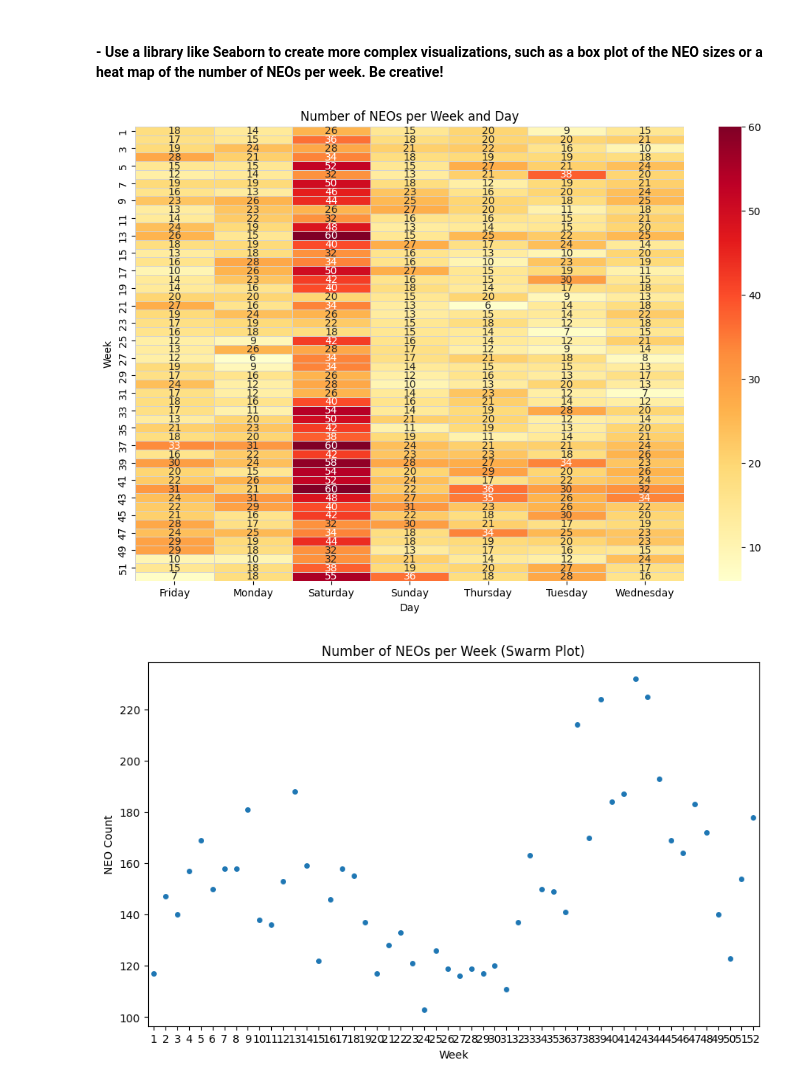
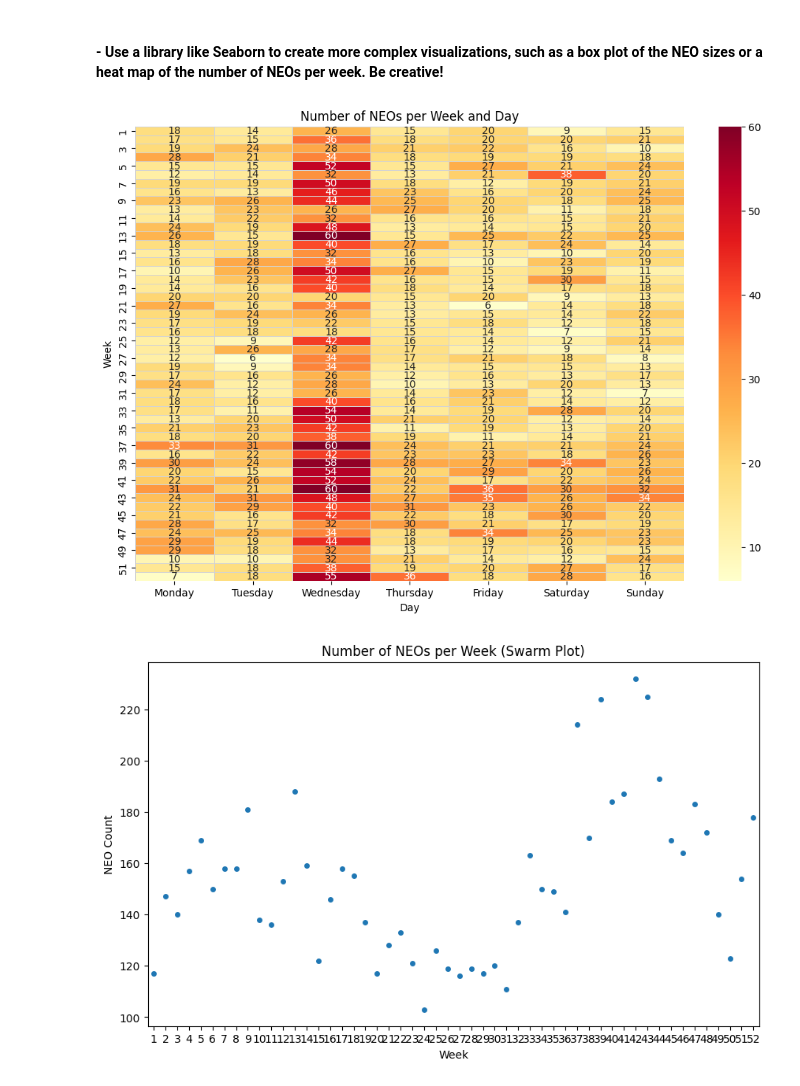
Before and after one commit to Strongside-87/Project-Delivery, a Jupyter notebook: 5_nasa_data_collection_and_visualization.ipynb, the cells around one changed output. Drawn from its saved outputs; the diff is of its cells as text; code cells hidden in the pictures.

Commit message:
heat map correction

```diff
--- a/5_nasa_data_collection_and_visualization.ipynb
+++ b/5_nasa_data_collection_and_visualization.ipynb
@@ -212,28 +212,31 @@ plt.show()
 # %%
 import seaborn as sns
 
 # Convert the 'Date' column to datetime format
 df['Date'] = pd.to_datetime(df['Date'])
 
 # Extract the week number and day of the week from the 'Date' column
 df['Week'] = df['Date'].dt.isocalendar().week
 df['DayOfWeek'] = df['Date'].dt.day_name()
 
+# Define the order of weekdays
+day_order = ['Monday', 'Tuesday', 'Wednesday', 'Thursday', 'Friday', 'Saturday', 'Sunday']
+
 # Pivot the data to create a matrix of the number of NEOs per week and day
 neos_per_weekday = df.groupby(['Week', 'DayOfWeek']).size().unstack(fill_value=0)
 
 # Create a custom color palette
 colors = sns.color_palette('YlOrRd', as_cmap=True)
 
-# Create the complex heat map
+# Create the complex heat map with the specified weekday order
 plt.figure(figsize=(12, 8))
-sns.heatmap(neos_per_weekday, cmap=colors, annot=True, fmt='g', cbar=True, linewidths=0.5, linecolor='lightgray')
+sns.heatmap(neos_per_weekday, cmap=colors, annot=True, fmt='g', cbar=True, linewidths=0.5, linecolor='lightgray', xticklabels=day_order)
 plt.xlabel('Day')
 plt.ylabel('Week')
 plt.title('Number of NEOs per Week and Day')
 plt.show()
 # %% [output]
-[figure, old version]
+[figure, new version]
 # %%
 import seaborn as sns
 
```
Also changed, not shown: parts of 1 cell of this notebook, 1 other file.
